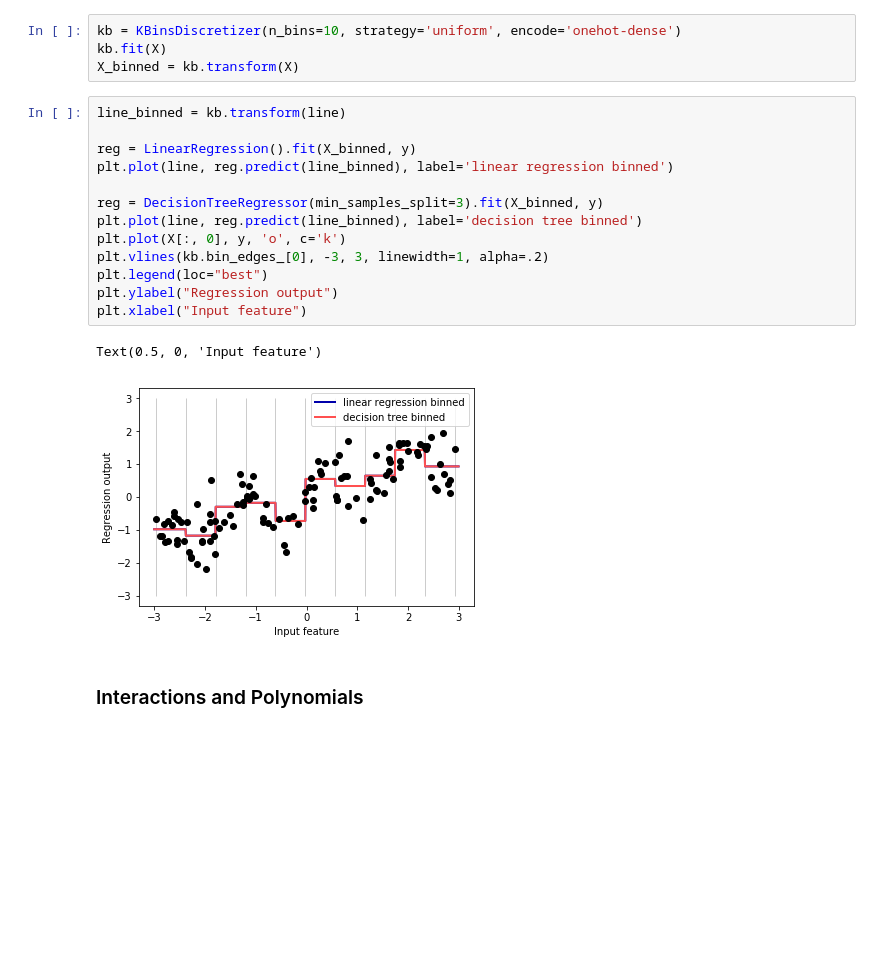
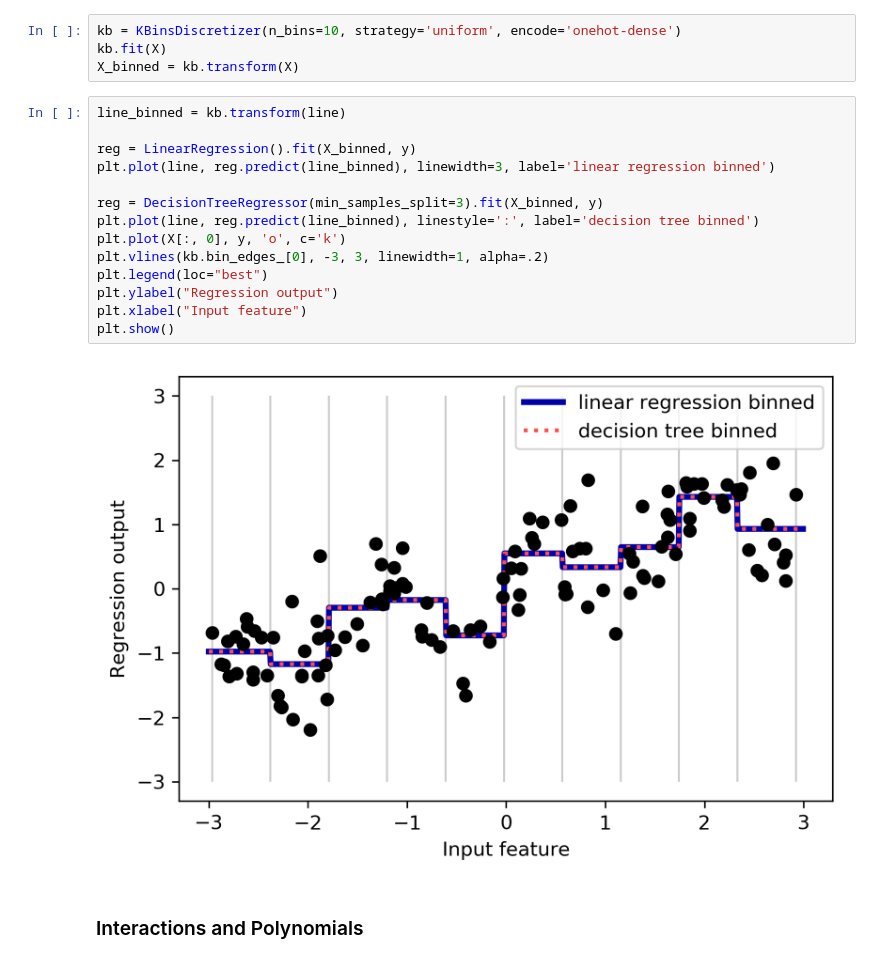
Before and after one commit to gaborstefanics/introduction_to_ml_with_python, a Jupyter notebook: 04-representing-data-feature-engineering.ipynb, the cells around one changed output. Drawn from its saved outputs; the diff is of its cells as text; blank space fills up the shorter version.

```diff
--- a/04-representing-data-feature-engineering.ipynb
+++ b/04-representing-data-feature-engineering.ipynb
@@ -241,19 +254,19 @@ X_binned = kb.transform(X)
 # %%
 line_binned = kb.transform(line)
 
 reg = LinearRegression().fit(X_binned, y)
-plt.plot(line, reg.predict(line_binned), label='linear regression binned')
+plt.plot(line, reg.predict(line_binned), linewidth=3, label='linear regression binned')
 
 reg = DecisionTreeRegressor(min_samples_split=3).fit(X_binned, y)
-plt.plot(line, reg.predict(line_binned), label='decision tree binned')
+plt.plot(line, reg.predict(line_binned), linestyle=':', label='decision tree binned')
 plt.plot(X[:, 0], y, 'o', c='k')
 plt.vlines(kb.bin_edges_[0], -3, 3, linewidth=1, alpha=.2)
 plt.legend(loc="best")
 plt.ylabel("Regression output")
 plt.xlabel("Input feature")
+plt.show()
 # %% [output]
-Text(0.5, 0, 'Input feature')
-[figure, old version]
+[figure, new version]
 # %% [markdown]
 ### Interactions and Polynomials
 # %%
```
Also changed, not shown: parts of 4 cells of this notebook, 1 other file.
